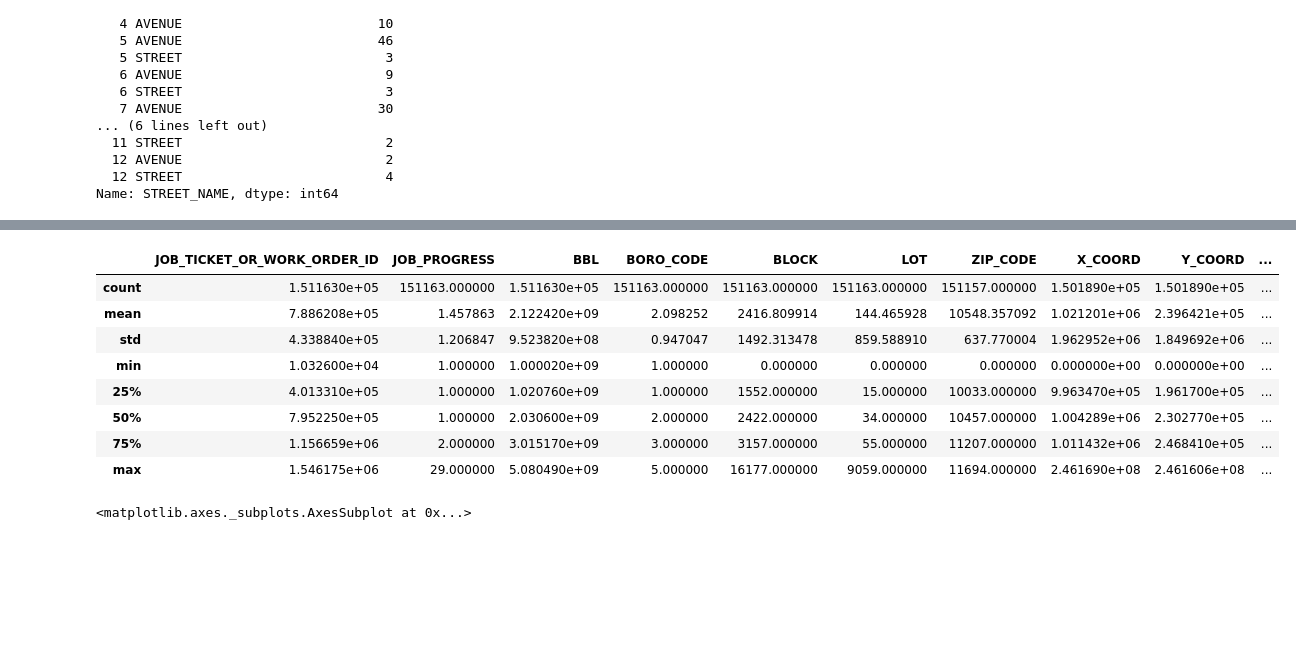
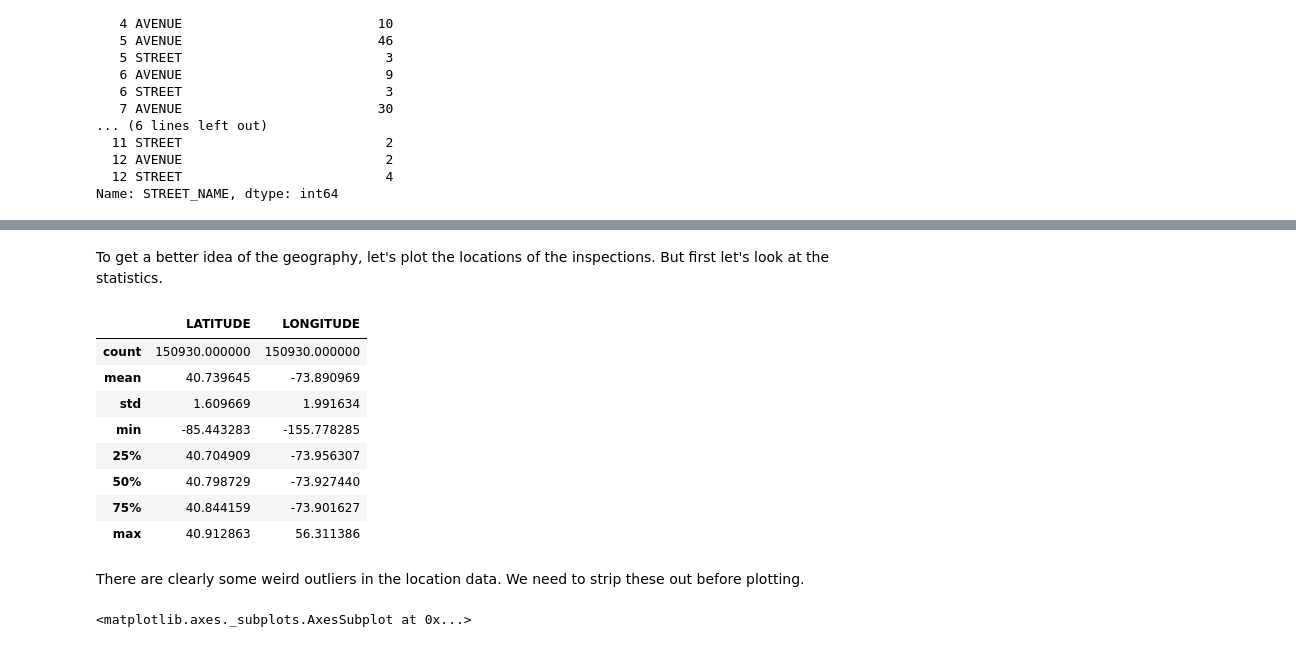
Before and after one commit to rabernat/research_computing, a Jupyter notebook: content/lectures/python/pandas.ipynb, the cells around one changed output, grey strips where cells are left out. Cells and saved outputs as stored; diff of their text form; code cells hidden in the pictures; blank space fills up the shorter version.

```diff
--- a/content/lectures/python/pandas.ipynb
+++ b/content/lectures/python/pandas.ipynb
@@ -563,15 +641,19 @@ Name: STREET_NAME, dtype: int64
+# %% [markdown]
+To get a better idea of the geography, let's plot the locations of the inspections. But first let's look at the statistics.
 # %%
-rats.describe()
+rats[['LATITUDE', 'LONGITUDE']].describe()
 # %% [output]
-|  | JOB_TICKET_OR_WORK_ORDER_ID | JOB_PROGRESS | BBL | BORO_CODE | BLOCK | LOT | ZIP_CODE | X_COORD | Y_COORD | ... |
-| count | 1.511630e+05 | 151163.000000 | 1.511630e+05 | 151163.000000 | 151163.000000 | 151163.000000 | 151157.000000 | 1.501890e+05 | 1.501890e+05 | ... |
-| mean | 7.886208e+05 | 1.457863 | 2.122420e+09 | 2.098252 | 2416.809914 | 144.465928 | 10548.357092 | 1.021201e+06 | 2.396421e+05 | ... |
-| std | 4.338840e+05 | 1.206847 | 9.523820e+08 | 0.947047 | 1492.313478 | 859.588910 | 637.770004 | 1.962952e+06 | 1.849692e+06 | ... |
-| min | 1.032600e+04 | 1.000000 | 1.000020e+09 | 1.000000 | 0.000000 | 0.000000 | 0.000000 | 0.000000e+00 | 0.000000e+00 | ... |
-| 25% | 4.013310e+05 | 1.000000 | 1.020760e+09 | 1.000000 | 1552.000000 | 15.000000 | 10033.000000 | 9.963470e+05 | 1.961700e+05 | ... |
-| 50% | 7.952250e+05 | 1.000000 | 2.030600e+09 | 2.000000 | 2422.000000 | 34.000000 | 10457.000000 | 1.004289e+06 | 2.302770e+05 | ... |
-| 75% | 1.156659e+06 | 2.000000 | 3.015170e+09 | 3.000000 | 3157.000000 | 55.000000 | 11207.000000 | 1.011432e+06 | 2.468410e+05 | ... |
-| max | 1.546175e+06 | 29.000000 | 5.080490e+09 | 5.000000 | 16177.000000 | 9059.000000 | 11694.000000 | 2.461690e+08 | 2.461606e+08 | ... |
+|  | LATITUDE | LONGITUDE |
+| count | 150930.000000 | 150930.000000 |
+| mean | 40.739645 | -73.890969 |
+| std | 1.609669 | 1.991634 |
+| min | -85.443283 | -155.778285 |
+| 25% | 40.704909 | -73.956307 |
+| 50% | 40.798729 | -73.927440 |
+| 75% | 40.844159 | -73.901627 |
+| max | 40.912863 | 56.311386 |
+# %% [markdown]
+There are clearly some weird outliers in the location data. We need to strip these out before plotting.
 # %%
 valid_latlon = rats[(rats.LATITUDE > 30) & (rats.LONGITUDE < -70)]
 valid_latlon.plot.hexbin('LONGITUDE', 'LATITUDE', C='BORO_CODE', cmap='Set1')
```
Also changed, not shown: parts of 35 cells of this notebook, 1 other file.
